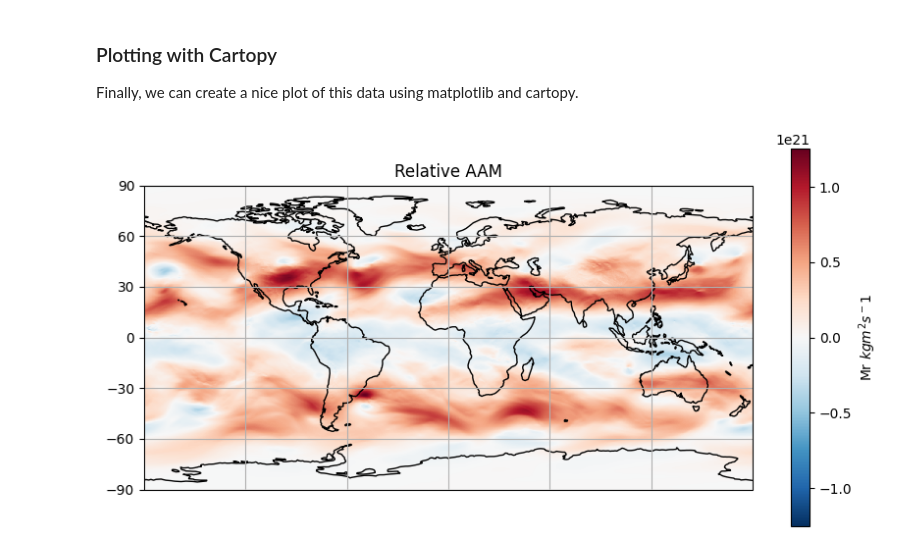
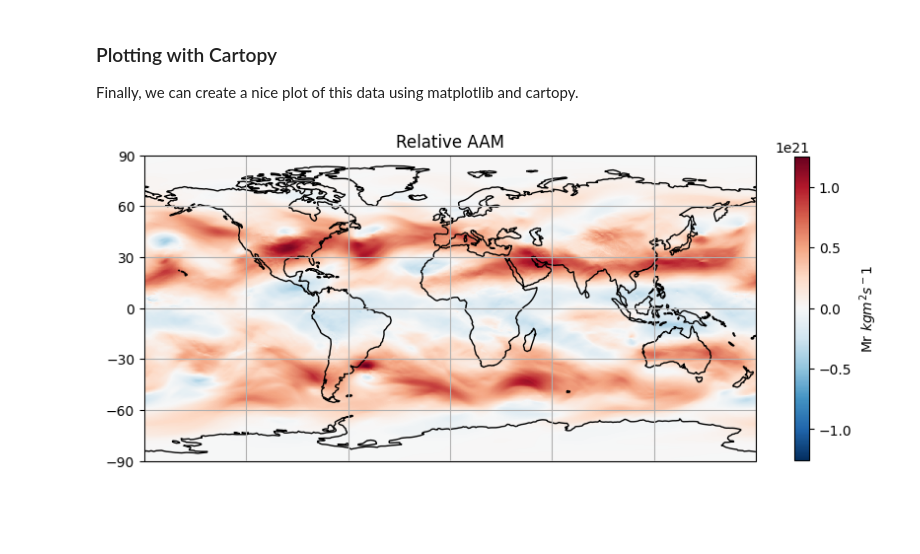
Before and after one commit to caitroufa/data_science_for_the_geosciences, a Jupyter notebook: lecture_examples/08_xarray/xarray_applied.ipynb, the cells around one changed output. Saved outputs shown, nothing was run; the diff lists cells and outputs as text; code cells hidden in the pictures; blank space fills up the shorter version.

```diff
--- a/lecture_examples/08_xarray/xarray_applied.ipynb
+++ b/lecture_examples/08_xarray/xarray_applied.ipynb
@@ -173,25 +181,25 @@ Finally, we can create a nice plot of this data using matplotlib and cartopy.
 # %%
 # set the figure size
 plt.figure(figsize=(10,10))
 
 # give the projection for the plot and add features
 ax = plt.axes(projection=ccrs.PlateCarree())
 ax.add_feature(cp.feature.LAND)
 ax.add_feature(cp.feature.OCEAN)
 ax.add_feature(cp.feature.COASTLINE)
 
 # plot the relative aam using the longitude and latitude values in the dataset
 # colorbar is centered with a divergent colormap
 c = ax.pcolormesh(rel_aam.longitude, rel_aam.latitude, rel_aam, norm=colors.CenteredNorm(), cmap='RdBu_r')
-plt.colorbar(c, label=r'Mr $kg m^2 s^-1$', shrink=0.5)
+plt.colorbar(c, label=r'Mr $kg m^2 s^-1$', shrink=0.4)
 
 # set the title name
 ax.set_title('Relative AAM')
 
 # add gridlines and label the latitudes
 plt.gca().set_yticks([-90, -60, -30, 0, 30, 60, 90], crs=ccrs.PlateCarree())
 plt.gca().gridlines()
 
 plt.show()
 # %% [output]
-[figure, old version]
+[figure, new version]
```
Also changed, not shown: parts of 1 cell of this notebook, 2 other files.
